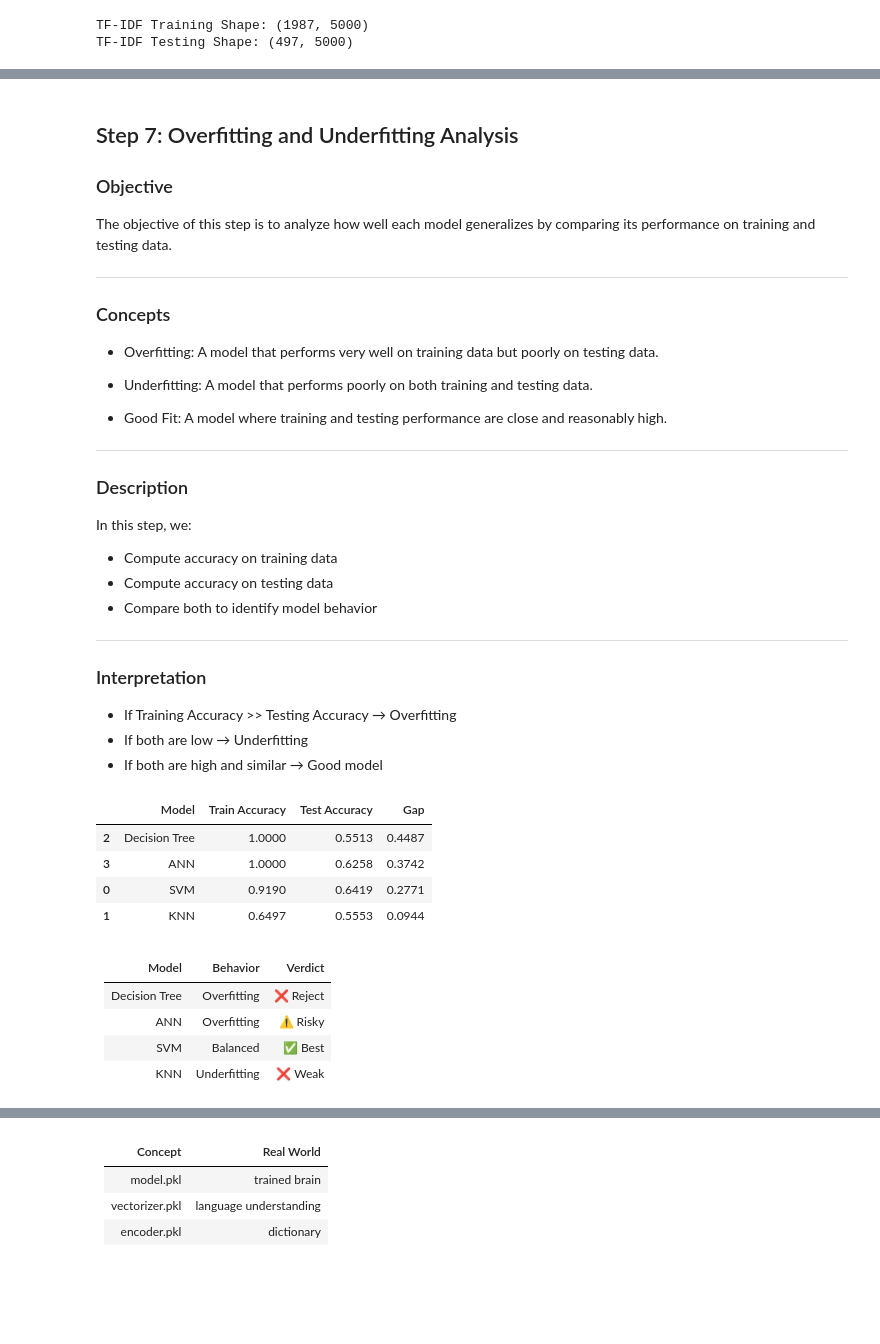
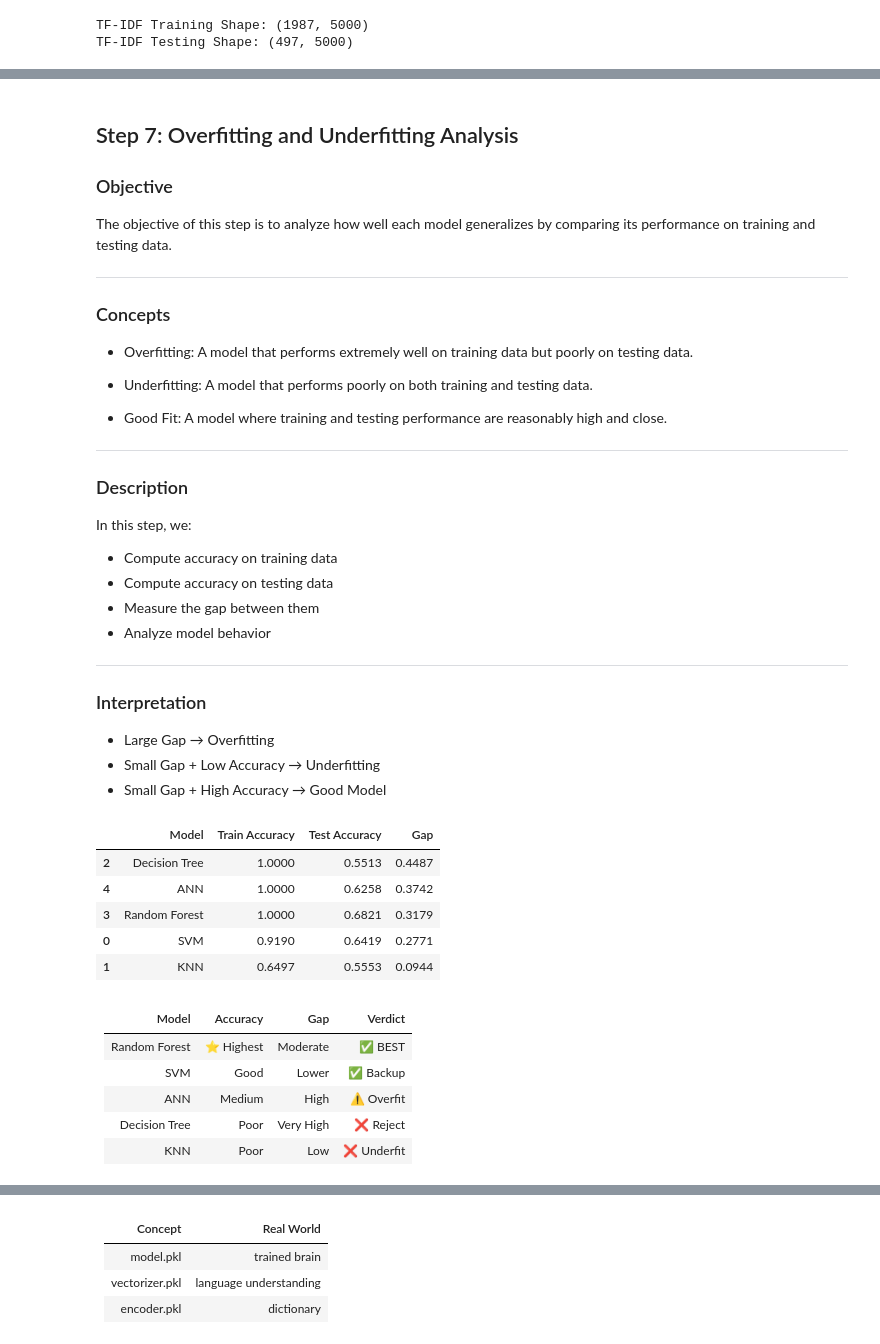
Before and after one commit to technovore007/Resume-Analyzer-NLP-ML, a Jupyter notebook: notebooks/ResumeAnalyzer_ML.ipynb, the cells around one changed output, grey strips where cells are left out. Saved outputs shown, nothing was run; the diff lists cells and outputs as text; code cells hidden in the pictures; blank space fills up the shorter version.

```diff
--- a/ResumeAnalyzer_ML.ipynb
+++ b/notebooks/ResumeAnalyzer_ML.ipynb
@@ -80,7 +80,7 @@ In this step, we:
 
 This prepares the data for feature extraction and model training.
 # %%
-df = pd.read_csv("resume_cleaned.csv")
+df = pd.read_csv("../data/resume_cleaned.csv")
 
 print("Dataset Preview:\n")
 display(df.head())
@@ -366,8 +379,4 @@ Each model will be evaluated and compared using the same metrics to determine th
 # %%
-# ================================
-# Step 6: Model Evaluation (Final Clean Version)
-# ================================
-
 def calculate_specificity(conf_matrix):
     specificity_list = []
 
@@ -383,10 +392,12 @@ def calculate_specificity(conf_matrix):
     return np.mean(specificity_list)
 
 
+# Include Random Forest
 models = {
     "SVM": svm_model,
     "KNN": knn_model,
     "Decision Tree": dt_model,
+    "Random Forest": rf_model,
     "ANN": ann_model
 }
 
@@ -398,20 +409,16 @@ results = []
 
 for name, model in models.items():
 
-    # Predictions
     y_pred = model.predict(X_test_tfidf)
 
-    # Metrics
     accuracy = accuracy_score(y_test, y_pred)
     precision = precision_score(y_test, y_pred, average='weighted', zero_division=0)
     recall = recall_score(y_test, y_pred, average='weighted', zero_division=0)
     f1 = f1_score(y_test, y_pred, average='weighted', zero_division=0)
 
-    # Confusion Matrix
     cm = confusion_matrix(y_test, y_pred)
     specificity = calculate_specificity(cm)
 
-    # Store results
     results.append({
         "Model": name,
         "Accuracy": round(accuracy, 4),
@@ -423,15 +430,17 @@ for name, model in models.items():
 
 
 # ================================
-# Display Table
+# Results Table
 # ================================
 
 results_df = pd.DataFrame(results)
-display(results_df.sort_values(by="F1 Score", ascending=False))
+results_df = results_df.sort_values(by="F1 Score", ascending=False)
+
+display(results_df)
 
 
 # ================================
-# Confusion Matrices (Visual)
+# Confusion Matrix Visualization
 # ================================
 
 for name, model in models.items():
@@ -468,13 +487,13 @@ The objective of this step is to analyze how well each model generalizes by comp
 ### Concepts
 
 - Overfitting:
-  A model that performs very well on training data but poorly on testing data.
+  A model that performs extremely well on training data but poorly on testing data.
 
 - Underfitting:
   A model that performs poorly on both training and testing data.
 
 - Good Fit:
-  A model where training and testing performance are close and reasonably high.
+  A model where training and testing performance are reasonably high and close.
 
 ---
 
@@ -483,56 +502,64 @@ The objective of this step is to analyze how well each model generalizes by comp
 In this step, we:
 - Compute accuracy on training data
 - Compute accuracy on testing data
-- Compare both to identify model behavior
+- Measure the gap between them
+- Analyze model behavior
 
 ---
 
 ### Interpretation
 
-- If Training Accuracy >> Testing Accuracy → Overfitting
-- If both are low → Underfitting
-- If both are high and similar → Good model
+- Large Gap → Overfitting
+- Small Gap + Low Accuracy → Underfitting
+- Small Gap + High Accuracy → Good Model
 # %%
+# ================================
+# Step 7: Overfitting Analysis
+# ================================
+
 train_results = []
 
 for name, model in models.items():
 
     # Training Accuracy
     y_train_pred = model.predict(X_train_tfidf)
     train_acc = accuracy_score(y_train, y_train_pred)
 
     # Testing Accuracy
     y_test_pred = model.predict(X_test_tfidf)
     test_acc = accuracy_score(y_test, y_test_pred)
 
     train_results.append({
         "Model": name,
         "Train Accuracy": round(train_acc, 4),
         "Test Accuracy": round(test_acc, 4),
         "Gap": round(train_acc - test_acc, 4)
     })
 
 
 # ================================
 # Display Results
 # ================================
 
 overfit_df = pd.DataFrame(train_results)
+overfit_df = overfit_df.sort_values(by="Gap", ascending=False)
 
-display(overfit_df.sort_values(by="Gap", ascending=False))
+display(overfit_df)
 # %% [output]
 |  | Model | Train Accuracy | Test Accuracy | Gap |
 | 2 | Decision Tree | 1.0000 | 0.5513 | 0.4487 |
-| 3 | ANN | 1.0000 | 0.6258 | 0.3742 |
+| 4 | ANN | 1.0000 | 0.6258 | 0.3742 |
+| 3 | Random Forest | 1.0000 | 0.6821 | 0.3179 |
 | 0 | SVM | 0.9190 | 0.6419 | 0.2771 |
 | 1 | KNN | 0.6497 | 0.5553 | 0.0944 |
 # %% [markdown]
-| Model         | Behavior     | Verdict  |
-| ------------- | ------------ | -------- |
-| Decision Tree | Overfitting  | ❌ Reject |
-| ANN           | Overfitting  | ⚠️ Risky |
-| SVM           | Balanced     | ✅ Best   |
-| KNN           | Underfitting | ❌ Weak   |
+| Model         | Accuracy  | Gap       | Verdict    |
+| ------------- | --------- | --------- | ---------- |
+| Random Forest | ⭐ Highest | Moderate  | ✅ BEST     |
+| SVM           | Good      | Lower     | ✅ Backup   |
+| ANN           | Medium    | High      | ⚠️ Overfit |
+| Decision Tree | Poor      | Very High | ❌ Reject   |
+| KNN           | Poor      | Low       | ❌ Underfit |
 # %% [markdown]
 ## Step 8: Model Selection and Saving
 
```
Also changed, not shown: parts of 7 cells of this notebook, 7 other files.
